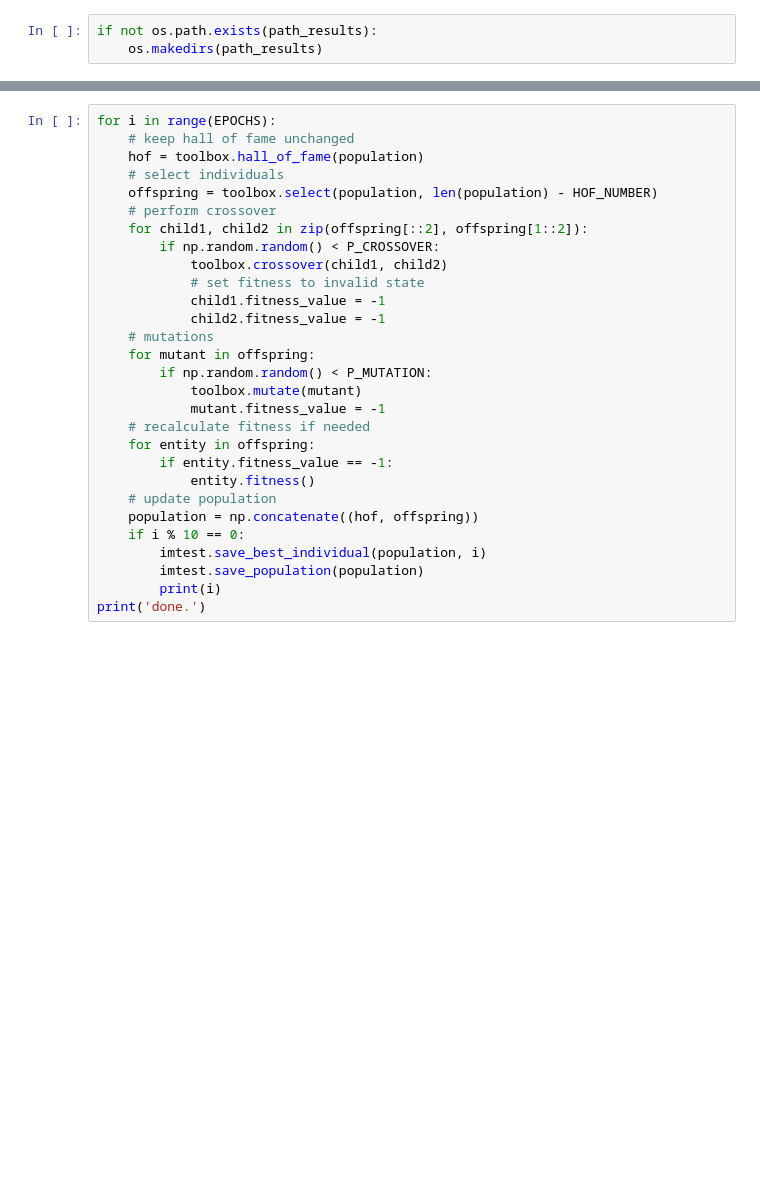
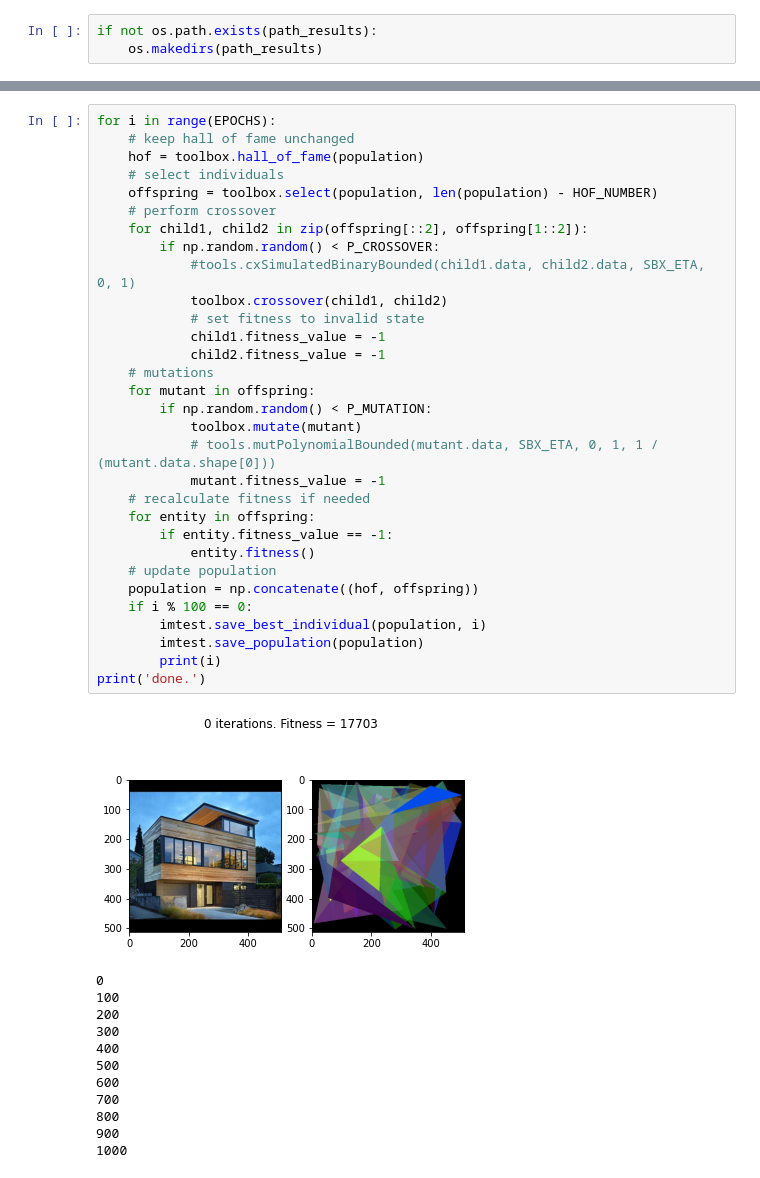
Before and after one commit to Glemhel/AI_Image_GA, a Jupyter notebook: demo.ipynb, the cells around one changed output, grey strips where cells are left out. Cells and saved outputs as stored; diff of their text form; blank space fills up the shorter version.

```diff
--- a/demo.ipynb
+++ b/demo.ipynb
@@ -13,29 +16,44 @@ print("ready to go")
 # %%
 for i in range(EPOCHS):
     # keep hall of fame unchanged
     hof = toolbox.hall_of_fame(population)
     # select individuals
     offspring = toolbox.select(population, len(population) - HOF_NUMBER)
     # perform crossover
     for child1, child2 in zip(offspring[::2], offspring[1::2]):
         if np.random.random() < P_CROSSOVER:
+            #tools.cxSimulatedBinaryBounded(child1.data, child2.data, SBX_ETA, 0, 1)
             toolbox.crossover(child1, child2)
             # set fitness to invalid state
             child1.fitness_value = -1
             child2.fitness_value = -1
     # mutations
     for mutant in offspring:
         if np.random.random() < P_MUTATION:
             toolbox.mutate(mutant)
+            # tools.mutPolynomialBounded(mutant.data, SBX_ETA, 0, 1, 1 / (mutant.data.shape[0]))
             mutant.fitness_value = -1
     # recalculate fitness if needed
     for entity in offspring:
         if entity.fitness_value == -1:
             entity.fitness()
     # update population
     population = np.concatenate((hof, offspring))
-    if i % 10 == 0:
+    if i % 100 == 0:
         imtest.save_best_individual(population, i)
         imtest.save_population(population)
         print(i)
 print('done.')
+# %% [output]
+[figure, added]
+0
+100
+200
+300
+400
+500
+600
+700
+800
+900
+1000
```
Also changed, not shown: parts of 5 cells of this notebook, 7 other files.
